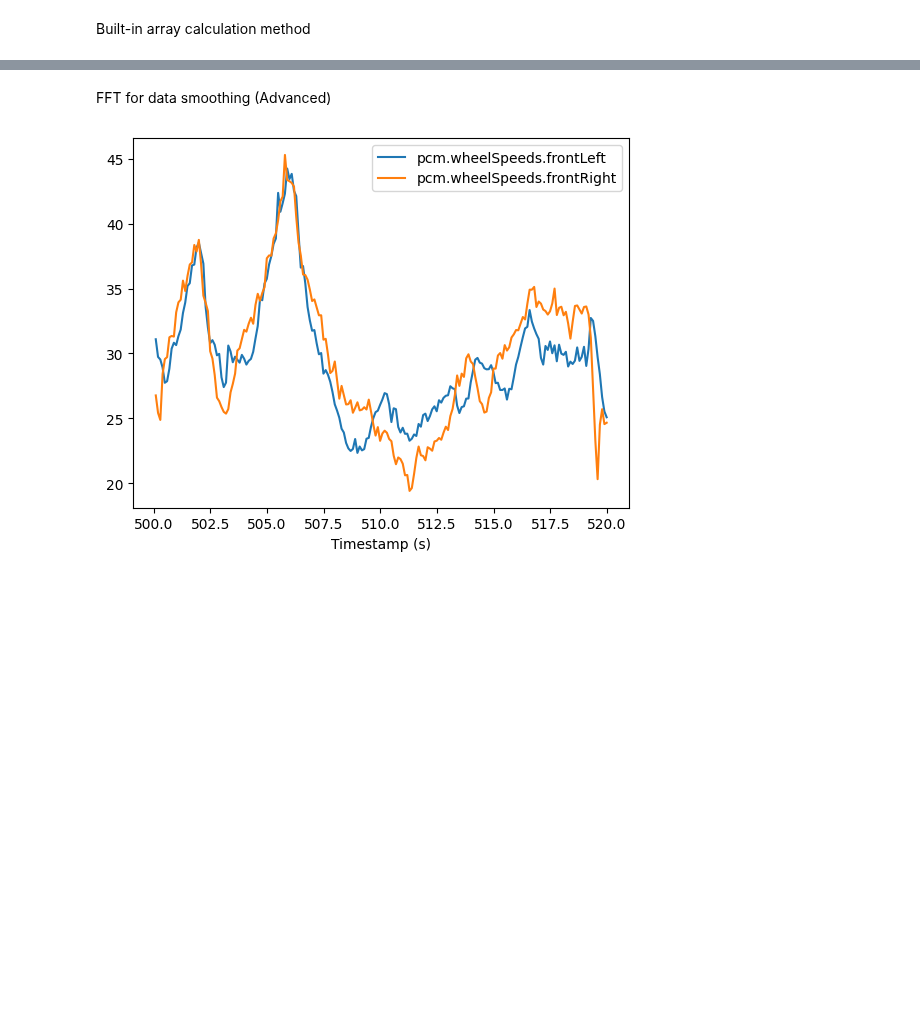
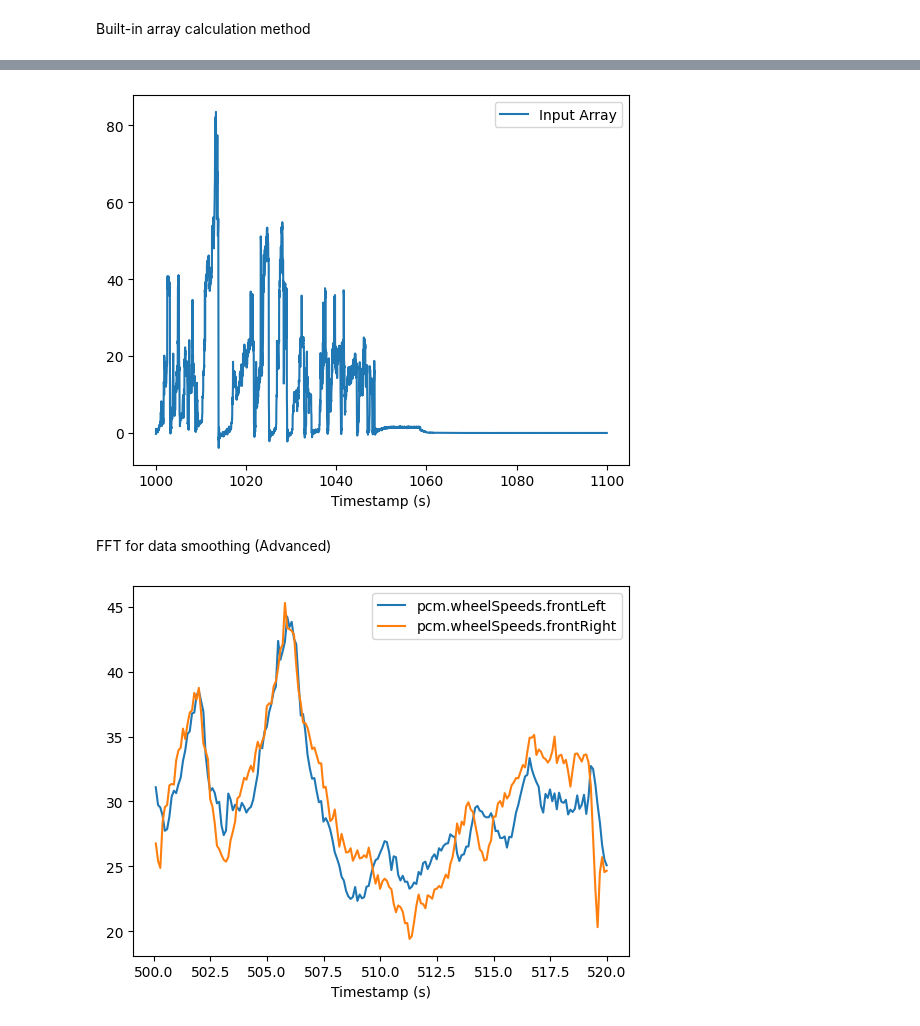
Before and after one commit to Penn-Electric-Racing/PER-Data-Analyzer, a Jupyter notebook: tutorial/tutorial.ipynb, the cells around one changed output, grey strips where cells are left out. Cells and saved outputs as stored; diff of their text form; code cells hidden in the pictures; blank space fills up the shorter version.

```diff
--- a/tutorial/tutorial.ipynb
+++ b/tutorial/tutorial.ipynb
@@ -233,4 +240,19 @@ aly.plot(variables, start_time = 1000000, end_time = 1100000, time_unit = "ms")
 [figure]
+# %%
+# Internel operation graph function
+# Can also put variable inside
+v_op = [
+    power,
+    "+",
+    "ams.pack.power"
+]
+
+power_eff = aly.get_compute_arrays(v_op, match_type="connect")
+
+variables = [power_eff]
+aly.plot(variables, start_time = 1000, end_time = 1100, time_unit = "s")
+# %% [output]
+[figure, added]
 # %% [markdown]
 FFT for data smoothing (Advanced)
 # %%
```
Also changed, not shown: parts of 2 cells of this notebook, 1 other file.
